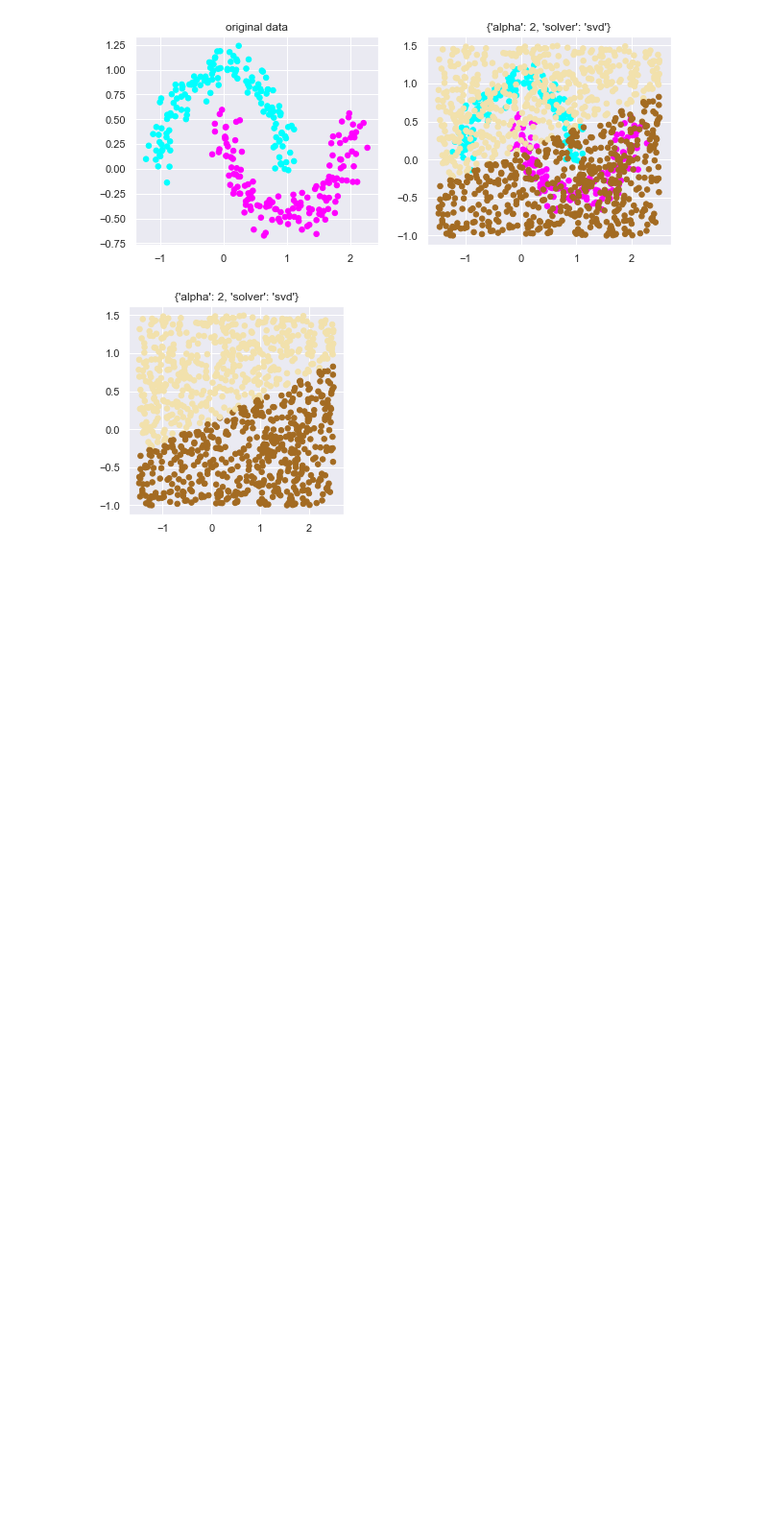
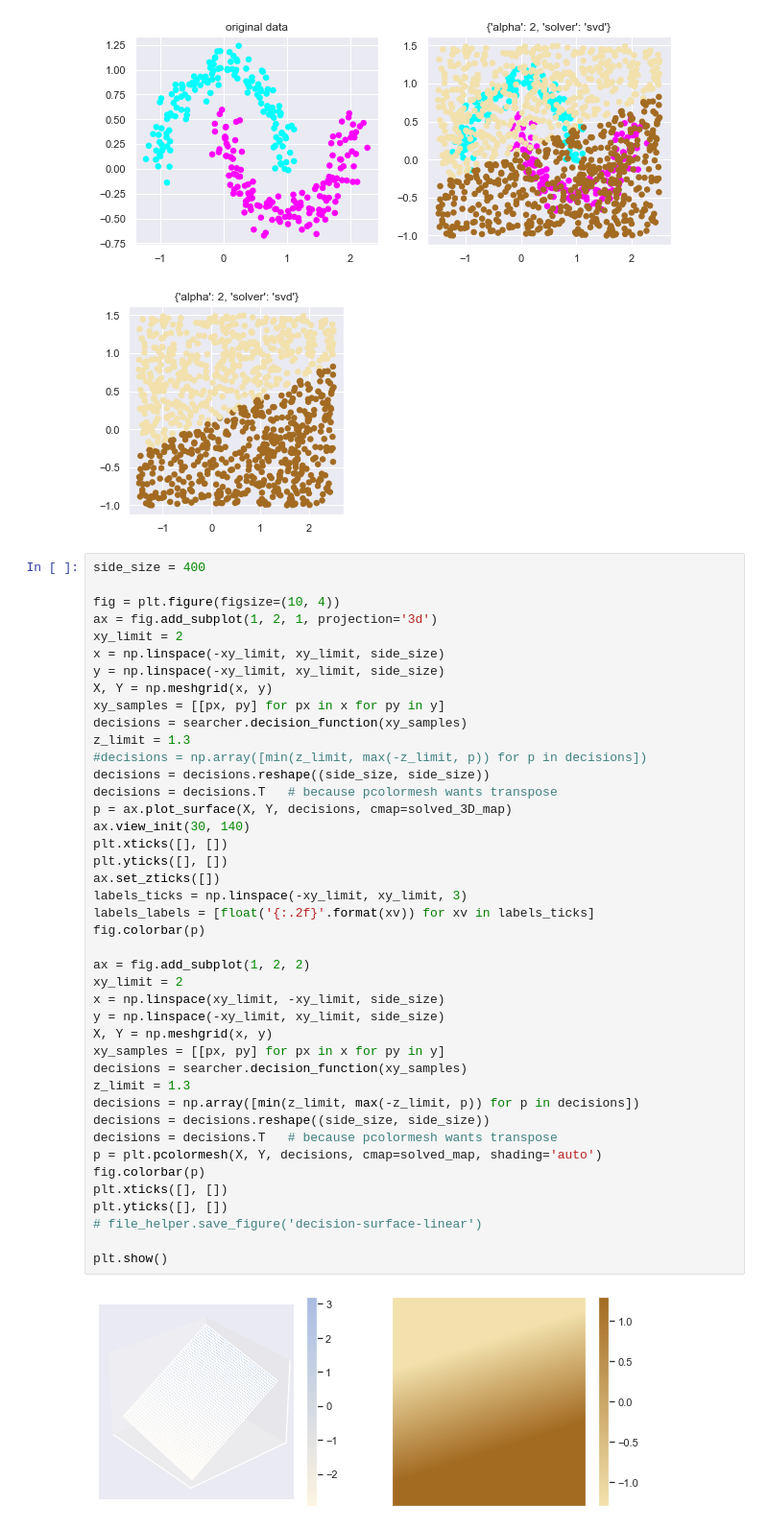
Before and after one commit to cwreynolds/PredatorEye, a Jupyter notebook: first_experiments.ipynb, the cells around one changed output. Shown at 96% size. Drawn from its saved outputs; the diff is of its cells as text; blank space fills up the shorter version.

```diff
--- a/first_experiments.ipynb
+++ b/first_experiments.ipynb
@@ -534,3 +534,47 @@ plt.show()
 # %% [output]
 [figure]
 [figure]
+# %%
+side_size = 400
+
+fig = plt.figure(figsize=(10, 4))
+ax = fig.add_subplot(1, 2, 1, projection='3d')
+xy_limit = 2
+x = np.linspace(-xy_limit, xy_limit, side_size)
+y = np.linspace(-xy_limit, xy_limit, side_size)
+X, Y = np.meshgrid(x, y)
+xy_samples = [[px, py] for px in x for py in y]
+decisions = searcher.decision_function(xy_samples)
+z_limit = 1.3
+#decisions = np.array([min(z_limit, max(-z_limit, p)) for p in decisions])
+decisions = decisions.reshape((side_size, side_size))
+decisions = decisions.T   # because pcolormesh wants transpose
+p = ax.plot_surface(X, Y, decisions, cmap=solved_3D_map)
+ax.view_init(30, 140)
+plt.xticks([], [])
+plt.yticks([], [])
+ax.set_zticks([])
+labels_ticks = np.linspace(-xy_limit, xy_limit, 3)
+labels_labels = [float('{:.2f}'.format(xv)) for xv in labels_ticks]
+fig.colorbar(p)
+
+ax = fig.add_subplot(1, 2, 2)
+xy_limit = 2
+x = np.linspace(xy_limit, -xy_limit, side_size)
+y = np.linspace(-xy_limit, xy_limit, side_size)
+X, Y = np.meshgrid(x, y)
+xy_samples = [[px, py] for px in x for py in y]
+decisions = searcher.decision_function(xy_samples)
+z_limit = 1.3
+decisions = np.array([min(z_limit, max(-z_limit, p)) for p in decisions])
+decisions = decisions.reshape((side_size, side_size))
+decisions = decisions.T   # because pcolormesh wants transpose
+p = plt.pcolormesh(X, Y, decisions, cmap=solved_map, shading='auto')
+fig.colorbar(p)
+plt.xticks([], [])
+plt.yticks([], [])
+# file_helper.save_figure('decision-surface-linear')
+
+plt.show()
+# %% [output]
+[figure, added]
```
Also changed, not shown: parts of 1 cell of this notebook.
